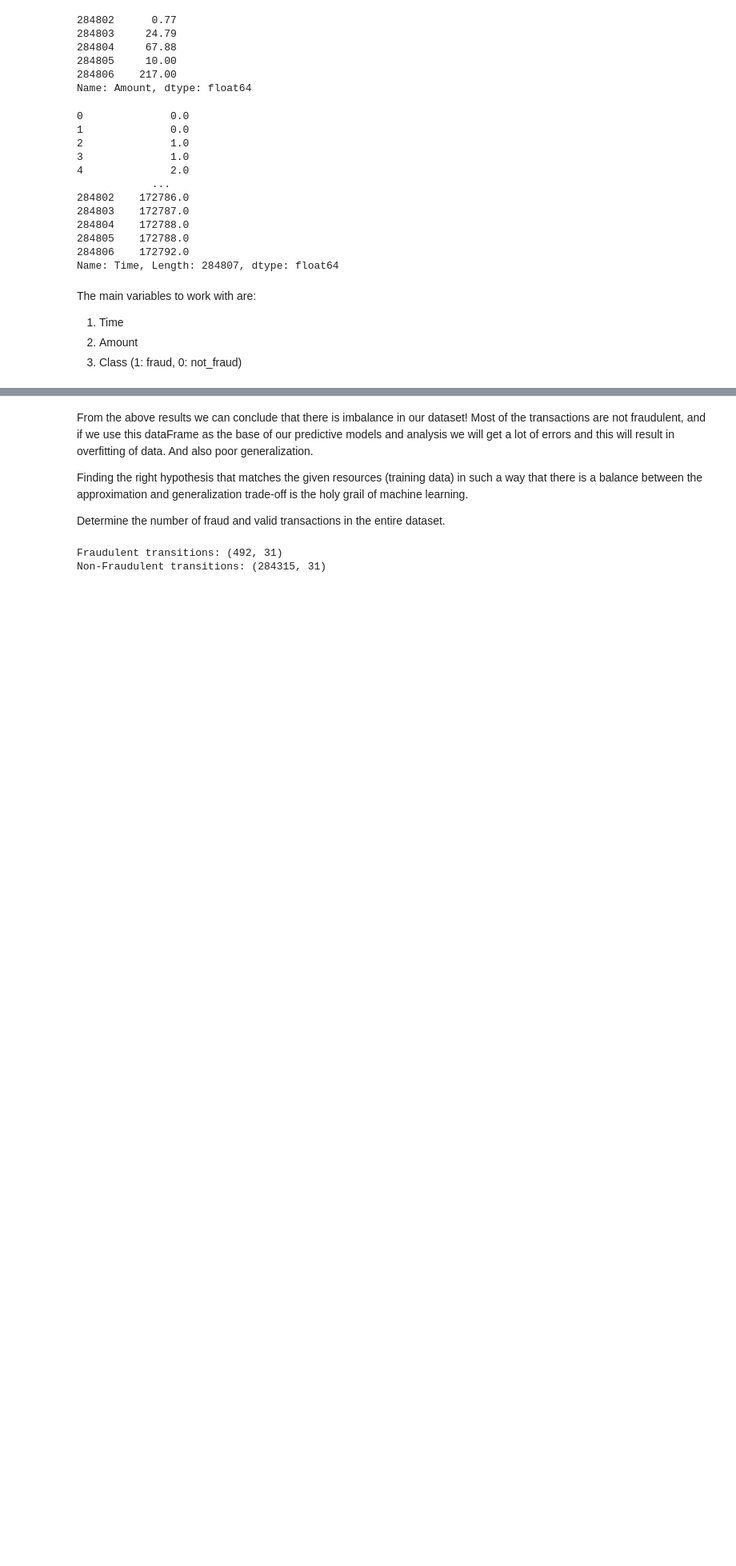
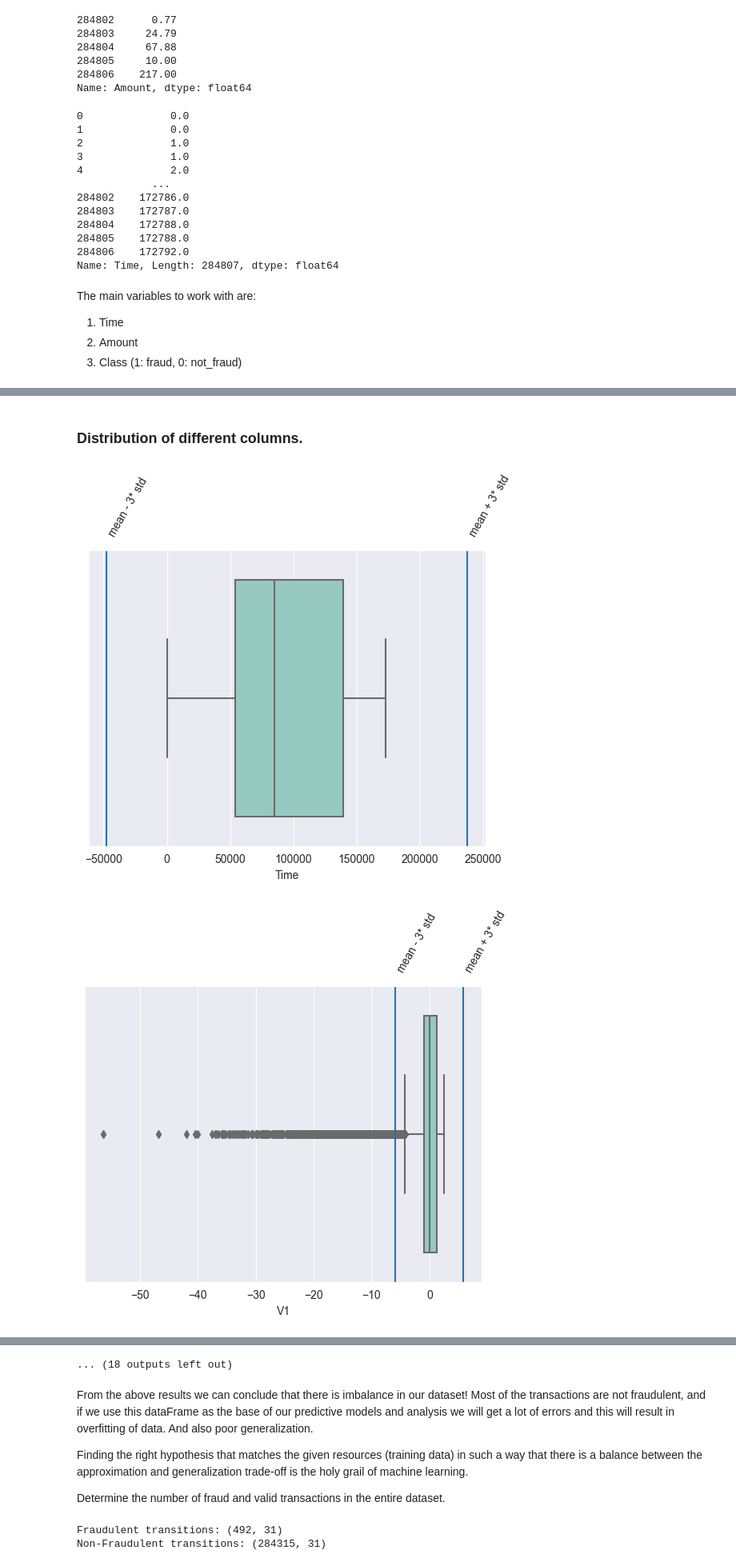
Before and after one commit to MamvotaTake/Credit-card-, a Jupyter notebook: Credit Card Fraud.ipynb, the cells around one changed output, grey strips where cells are left out. Shown: that part at 80% size. Drawn from its saved outputs; the diff is of its cells as text; code cells hidden in the pictures; blank space fills up the shorter version.

Commit message:
Data Preprocessing

```diff
--- a/Credit Card Fraud.ipynb
+++ b/Credit Card Fraud.ipynb
@@ -150,0 +146,18 @@ Name: count, dtype: int64
+# %% [markdown]
+### Distribution of different columns.
+# %%
+for var in data.columns[:-1]:
+
+    sns.boxplot(data=data, hue=data['Class'],x=data[var], palette='Set3')
+    mean = data[var].mean()
+    std = data[var].std()
+    plt.axvline(mean - 3 * std, 0, 1)
+    plt.text(mean - 3 * std, -0.55, 'mean - 3* std', rotation=60)
+    plt.axvline(mean + 3 * std, 0, 1)
+    plt.text(mean + 3 * std, -0.55, 'mean + 3* std', rotation=60)
+
+
+    plt.show()
+# %% [output]
+[figure, added]
+[figure, added]
@@ -151,3 +174,4 @@ Name: count, dtype: int64
+... (18 outputs left out)
 # %% [markdown]
 From the above results we can conclude that there is imbalance in our dataset! Most of the transactions are not fraudulent, and if we use this dataFrame as the base of our predictive models and analysis we will get a lot of errors and this will result in overfitting of data. And also poor  generalization.
 
```
Also changed, not shown: parts of 12 cells of this notebook.
